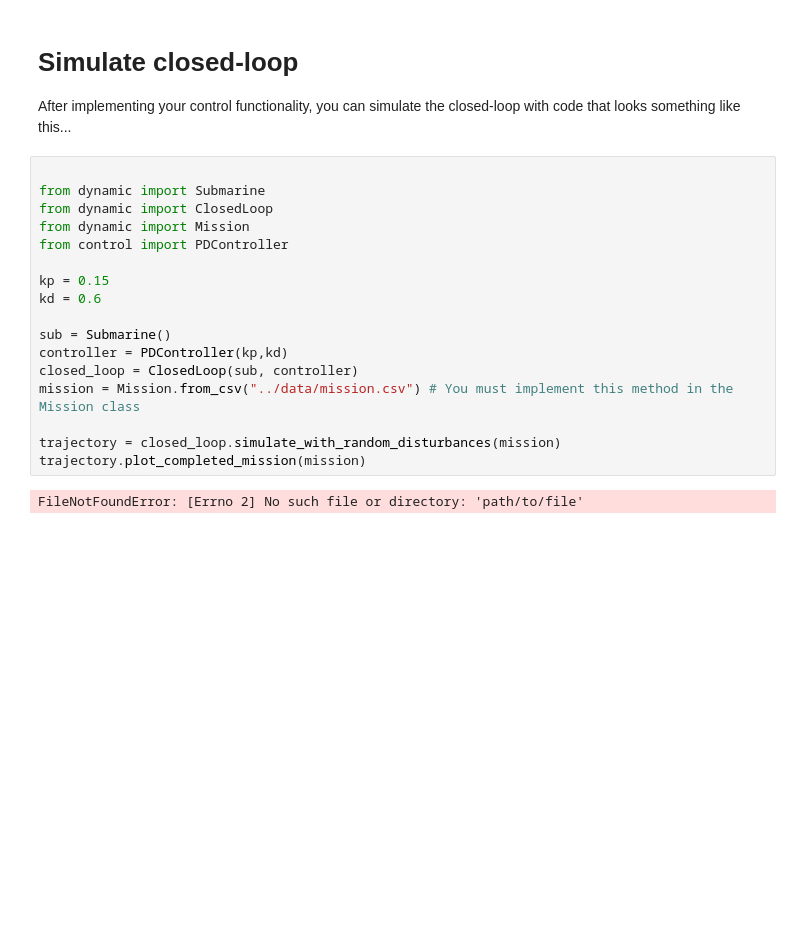
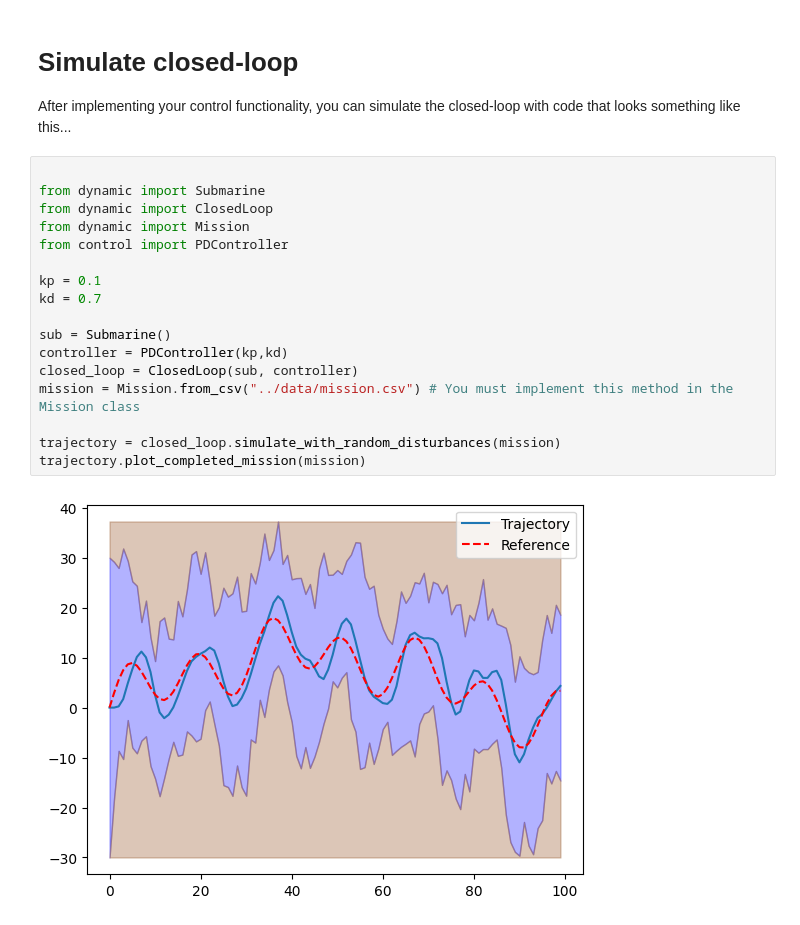
Before and after one commit to freddiegf/b1-coding-practical-mt24, a Jupyter notebook: notebooks/demo.ipynb, the cells around one changed output. Drawn from its saved outputs; the diff is of its cells as text; blank space fills up the shorter version.

```diff
--- a/notebooks/demo.ipynb
+++ b/notebooks/demo.ipynb
@@ -14,19 +14,19 @@ After implementing your control functionality, you can simulate the closed-loop
 # %%
 
 from dynamic import Submarine
 from dynamic import ClosedLoop
 from dynamic import Mission
 from control import PDController
 
-kp = 0.15
-kd = 0.6
+kp = 0.1
+kd = 0.7
 
 sub = Submarine()
 controller = PDController(kp,kd)
 closed_loop = ClosedLoop(sub, controller)
 mission = Mission.from_csv("../data/mission.csv") # You must implement this method in the Mission class
 
 trajectory = closed_loop.simulate_with_random_disturbances(mission)
 trajectory.plot_completed_mission(mission)
 # %% [output]
-FileNotFoundError: [Errno 2] No such file or directory: 'path/to/file'
+[figure, added]
```
